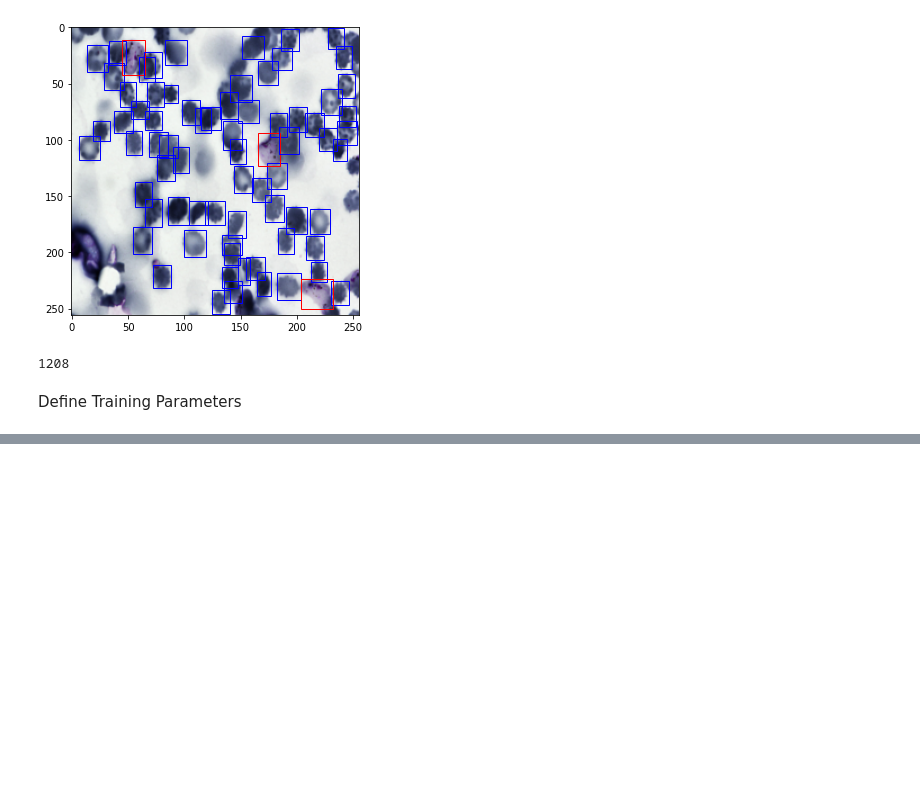
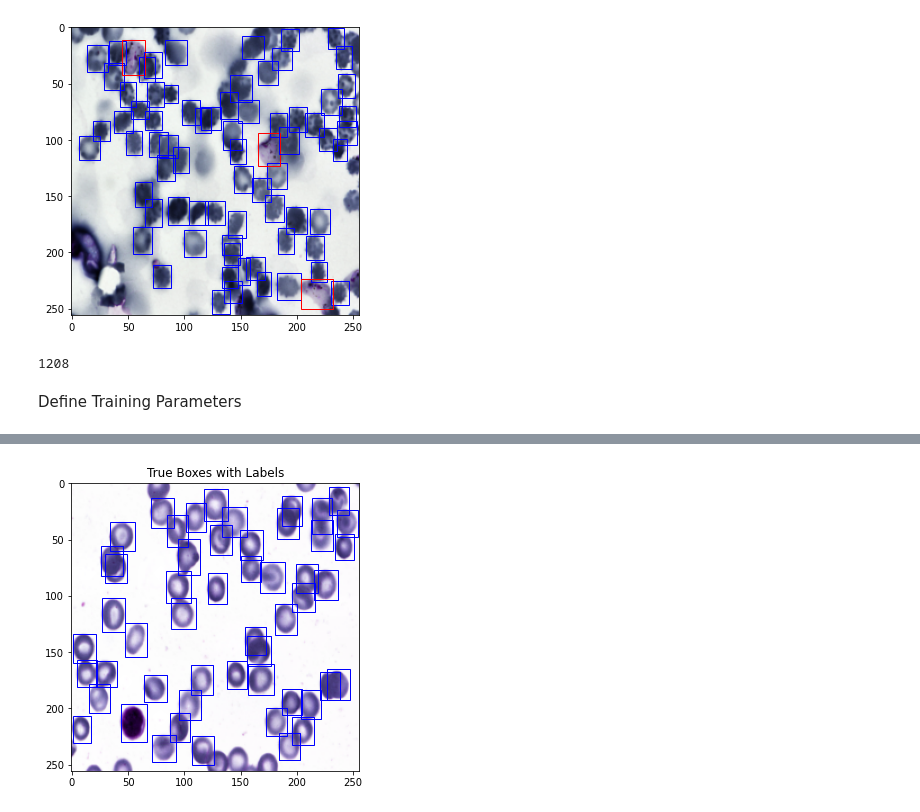
Before and after one commit to VanessaYan/STAT-453-Malaria-Bounding-Boxes-Detection, a Jupyter notebook: code/Fast RCNN/faster_rcnn.ipynb, the cells around one changed output, grey strips where cells are left out. Cells and saved outputs as stored; diff of their text form; code cells hidden in the pictures; blank space fills up the shorter version.

```diff
--- a/code/Fast RCNN/faster_rcnn.ipynb
+++ b/code/Fast RCNN/faster_rcnn.ipynb
@@ -768,0 +750,26 @@ for i in range(len(pred_boxes)):
+# %%
+def true_label(img_path,dataset):
+  img = Image.open(img_path)
+  width, height = img.size
+  img = img.resize((256, 256), resample=Image.BILINEAR)
+  fig = plt.figure()
+  ax = fig.add_axes([0,0,1,1])
+  plt.title("True Boxes with Labels")
+  plt.imshow(img)
+  for _,row in dataset[dataset.path == img_path].iterrows():
+      xmin = row.x1/(width/256)
+      xmax = row.x2/(width/256)
+      ymin = row.y1/(height/256)
+      ymax = row.y2/(height/256)
+      wid = xmax - xmin
+      hei = ymax - ymin
+      if row.category == 2:
+          edgecolor = 'r'
+      elif row.category == 1:
+          edgecolor = 'b'
+      rect = patches.Rectangle((xmin,ymin), wid, hei, edgecolor = edgecolor, facecolor = 'none')
+      ax.add_patch(rect)
+# %%
+true_label(train_2['path'][400],train)
+# %% [output]
+[figure, added]
```
Also changed, not shown: parts of 55 cells of this notebook.
